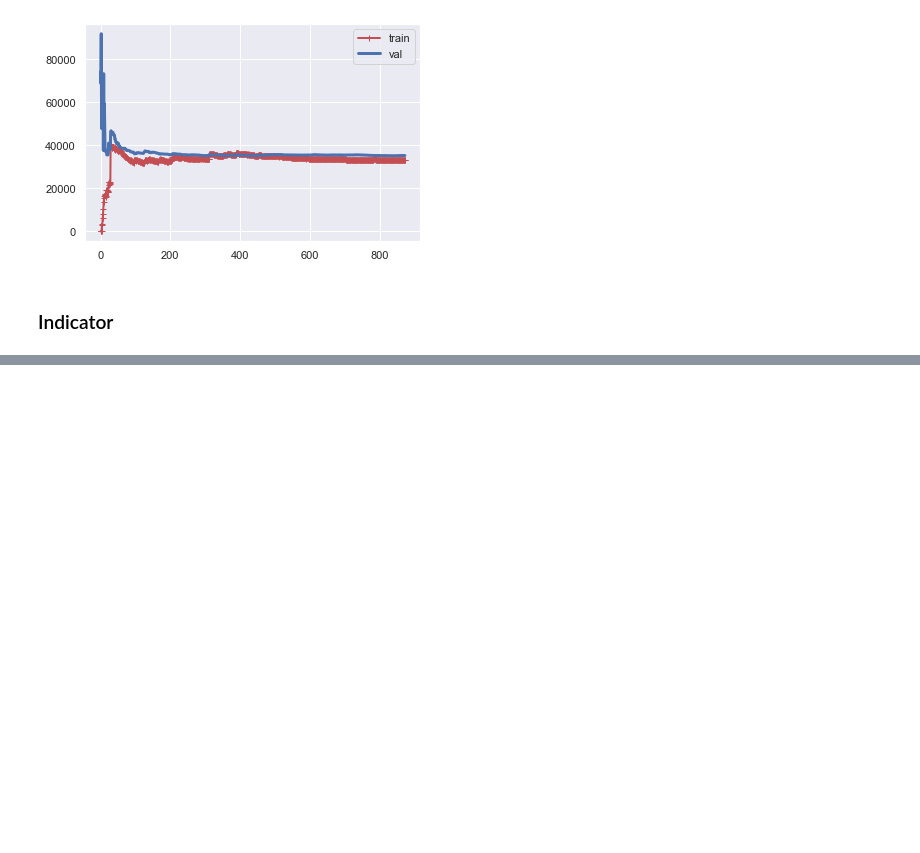
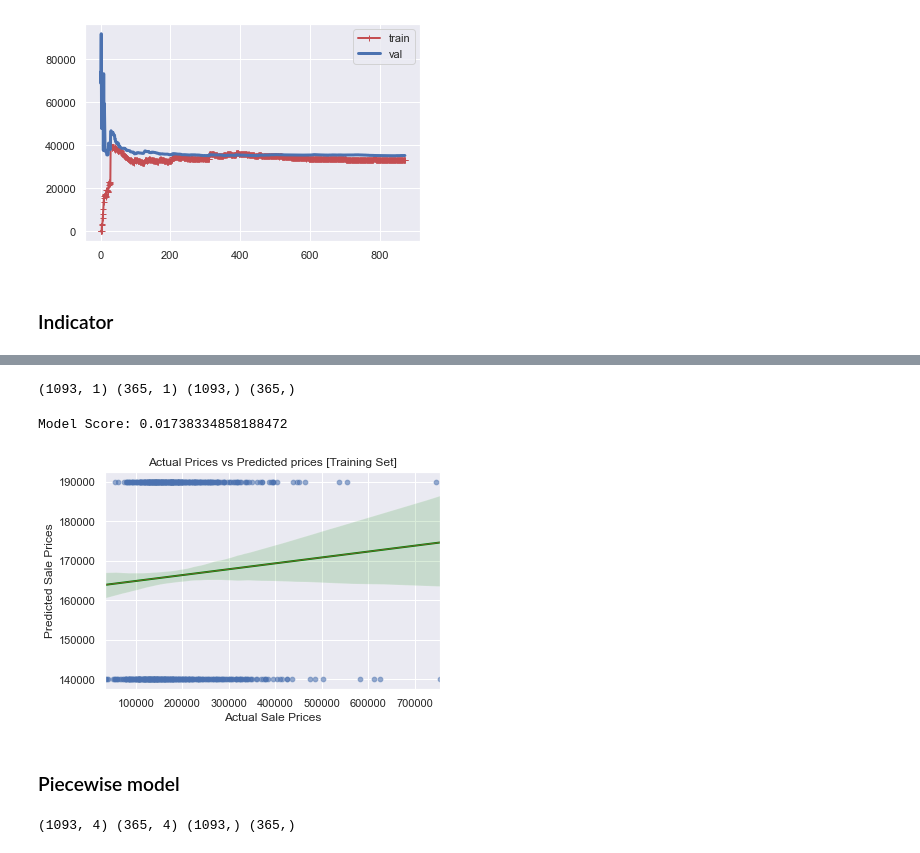
Before and after one commit to DrakeData/House_Price_EDA, a Jupyter notebook: MSDS422_Assignment2.ipynb, the cells around one changed output, grey strips where cells are left out. Saved outputs shown, nothing was run; the diff lists cells and outputs as text; code cells hidden in the pictures; blank space fills up the shorter version.

Commit message:
attempted to make first prediction

```diff
--- a/MSDS422_Assignment2.ipynb
+++ b/MSDS422_Assignment2.ipynb
@@ -291,0 +323,48 @@ plot_learning_curves(lin_reg, x_minmax_train, y_train)
+# %%
+x3 = df_train_clean[['ReModeled']]
+y3 = df_train_clean['SalePrice']
+x_train3, x_test3, y_train3, y_test3 = train_test_split(x3, y3)
+
+print(x_train3.shape, x_test3.shape, y_train3.shape, y_test3.shape)
+# %% [output]
+(1093, 1) (365, 1) (1093,) (365,)
+# %%
+# Standardizing the scales
+ss = StandardScaler()
+xs3 = ss.fit_transform(x_train3)
+
+clf = LogisticRegression()
+clf.fit(xs3, y_train3)
+print(f"Model Score: {clf.score(xs3, y_train3)}")
+
+
+# model evaluation for training set
+y_train_predict3 = clf.predict(xs3)
+
+# calculating the intercept and slope for the regression line
+b, m = np.polynomial.polynomial.polyfit(y_train3, y_train_predict3, 1)
+# %% [output]
+Model Score: 0.01738334858188472
+# %%
+sns.scatterplot(x=y_train3, y=y_train_predict3, alpha=0.4)
+sns.regplot(x=y_train3, y=y_train_predict3, truncate=True, scatter_kws={'s': 20, 'alpha':0.3},
+            line_kws={'color':'green', 'linewidth': 2})
+sns.lineplot(x=np.unique(y_train3), y=np.unique(np.poly1d(b + m * np.unique(y_train3))), linewidth=0.5, color='r')
+
+plt.xlabel("Actual Sale Prices")
+plt.ylabel("Predicted Sale Prices")
+plt.title("Actual Prices vs Predicted prices [Training Set]")
+
+plt.show()
+# %% [output]
+[figure, added]
+# %% [markdown]
+### Piecewise model
+# %%
+x4 = df_train_clean[['TotalSqft', 'OverallQual', 'TotalBsmtSF', 'GarageCars']]
+y4 = df_train_clean['SalePrice']
+x_train4, x_test4, y_train4, y_test4 = train_test_split(x4, y4)
+
+print(x_train4.shape, x_test4.shape, y_train4.shape, y_test4.shape)
+# %% [output]
+(1093, 4) (365, 4) (1093,) (365,)
```
Also changed, not shown: parts of 19 cells of this notebook.
